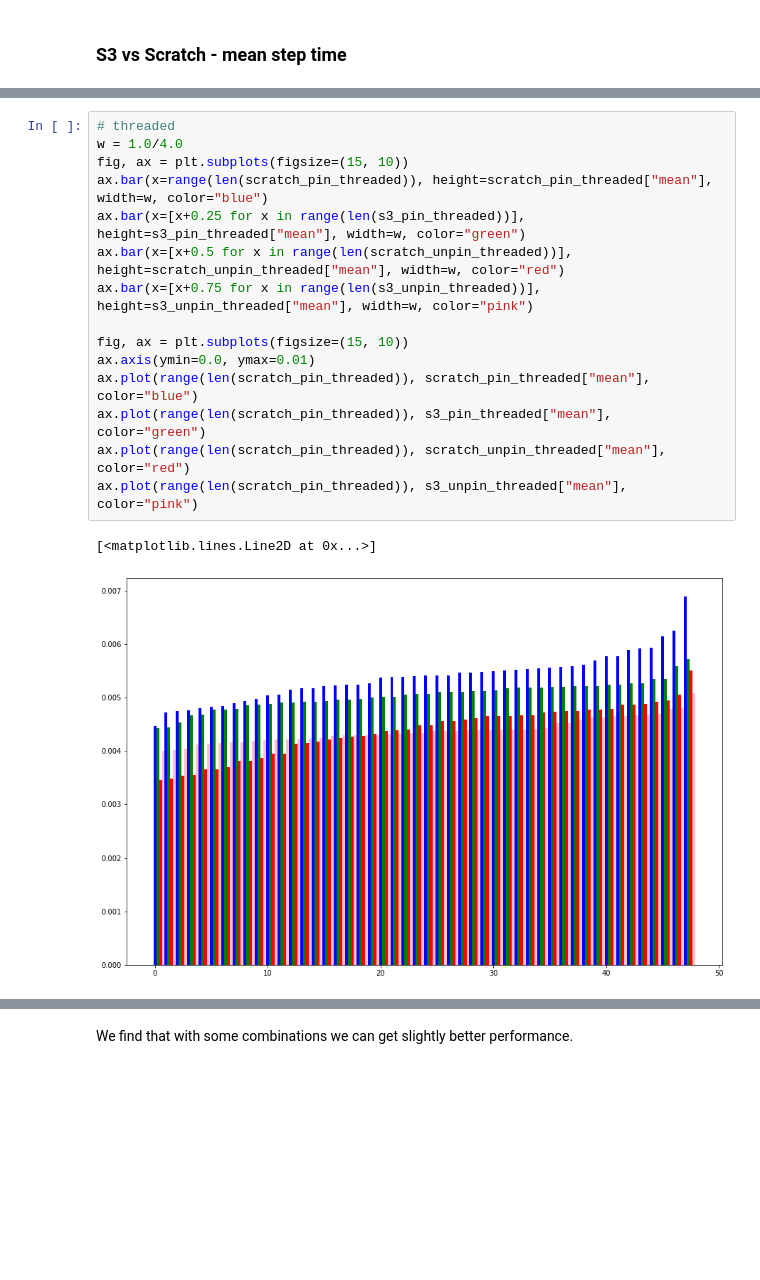
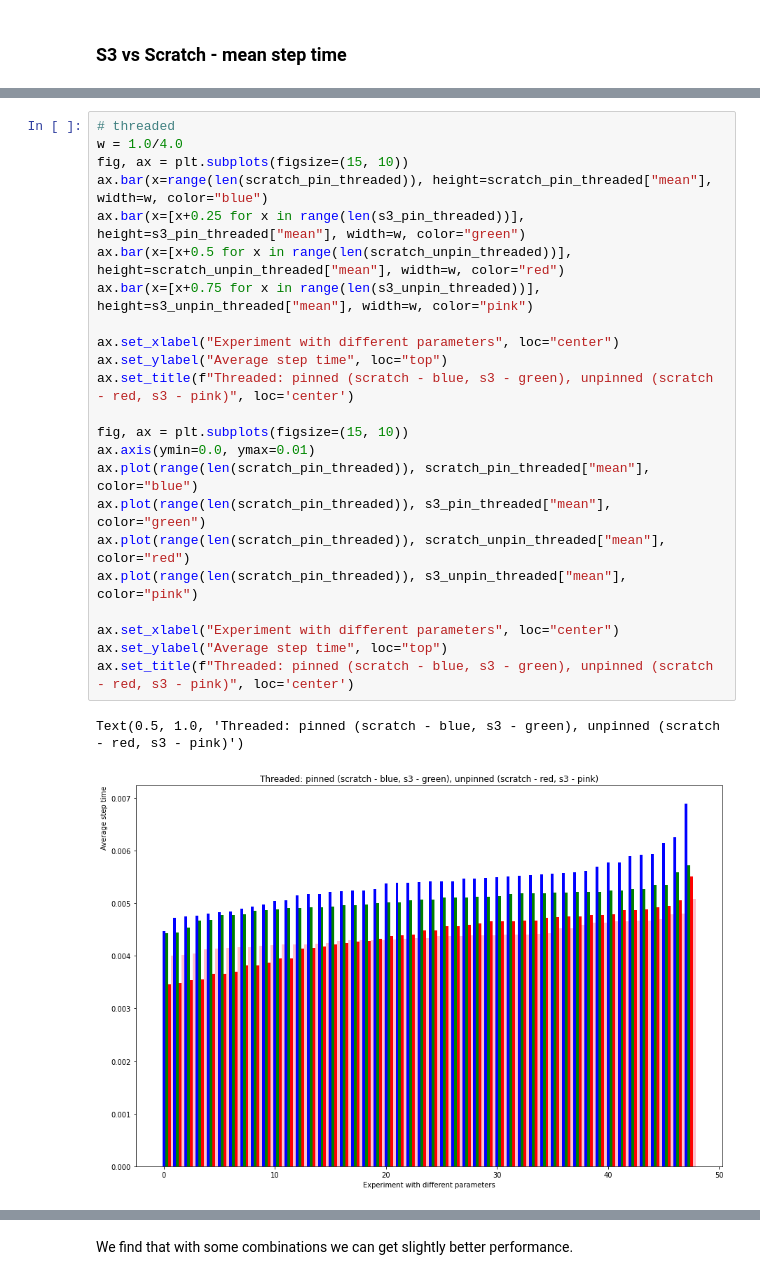
Before and after one commit to iarai/concurrent-dataloader, a Jupyter notebook: src/analysis/AnalysisDataloaderE2E.ipynb, the cells around one changed output, grey strips where cells are left out. Cells and saved outputs as stored; diff of their text form; blank space fills up the shorter version.

```diff
--- a/src/analysis/AnalysisDataloaderE2E.ipynb
+++ b/src/analysis/AnalysisDataloaderE2E.ipynb
@@ -462,18 +530,26 @@ ax.plot(range(len(scratch_pin_async)), s3_unpin_async["mean"], color="pink")
 # %%
 # threaded
 w = 1.0/4.0
 fig, ax = plt.subplots(figsize=(15, 10))
 ax.bar(x=range(len(scratch_pin_threaded)), height=scratch_pin_threaded["mean"], width=w, color="blue")
 ax.bar(x=[x+0.25 for x in range(len(s3_pin_threaded))], height=s3_pin_threaded["mean"], width=w, color="green")
 ax.bar(x=[x+0.5 for x in range(len(scratch_unpin_threaded))], height=scratch_unpin_threaded["mean"], width=w, color="red")
 ax.bar(x=[x+0.75 for x in range(len(s3_unpin_threaded))], height=s3_unpin_threaded["mean"], width=w, color="pink")
 
+ax.set_xlabel("Experiment with different parameters", loc="center")
+ax.set_ylabel("Average step time", loc="top")
+ax.set_title(f"Threaded: pinned (scratch - blue, s3 - green), unpinned (scratch - red, s3 - pink)", loc='center')
+
 fig, ax = plt.subplots(figsize=(15, 10))
 ax.axis(ymin=0.0, ymax=0.01)
 ax.plot(range(len(scratch_pin_threaded)), scratch_pin_threaded["mean"], color="blue")
 ax.plot(range(len(scratch_pin_threaded)), s3_pin_threaded["mean"], color="green")
 ax.plot(range(len(scratch_pin_threaded)), scratch_unpin_threaded["mean"], color="red")
 ax.plot(range(len(scratch_pin_threaded)), s3_unpin_threaded["mean"], color="pink")
+
+ax.set_xlabel("Experiment with different parameters", loc="center")
+ax.set_ylabel("Average step time", loc="top")
+ax.set_title(f"Threaded: pinned (scratch - blue, s3 - green), unpinned (scratch - red, s3 - pink)", loc='center')
 # %% [output]
-[<matplotlib.lines.Line2D at 0x...>]
+Text(0.5, 1.0, 'Threaded: pinned (scratch - blue, s3 - green), unpinned (scratch - red, s3 - pink)')
-[figure, old version]
+[figure, new version]
```
Also changed, not shown: parts of 33 cells of this notebook, 3 other files.
